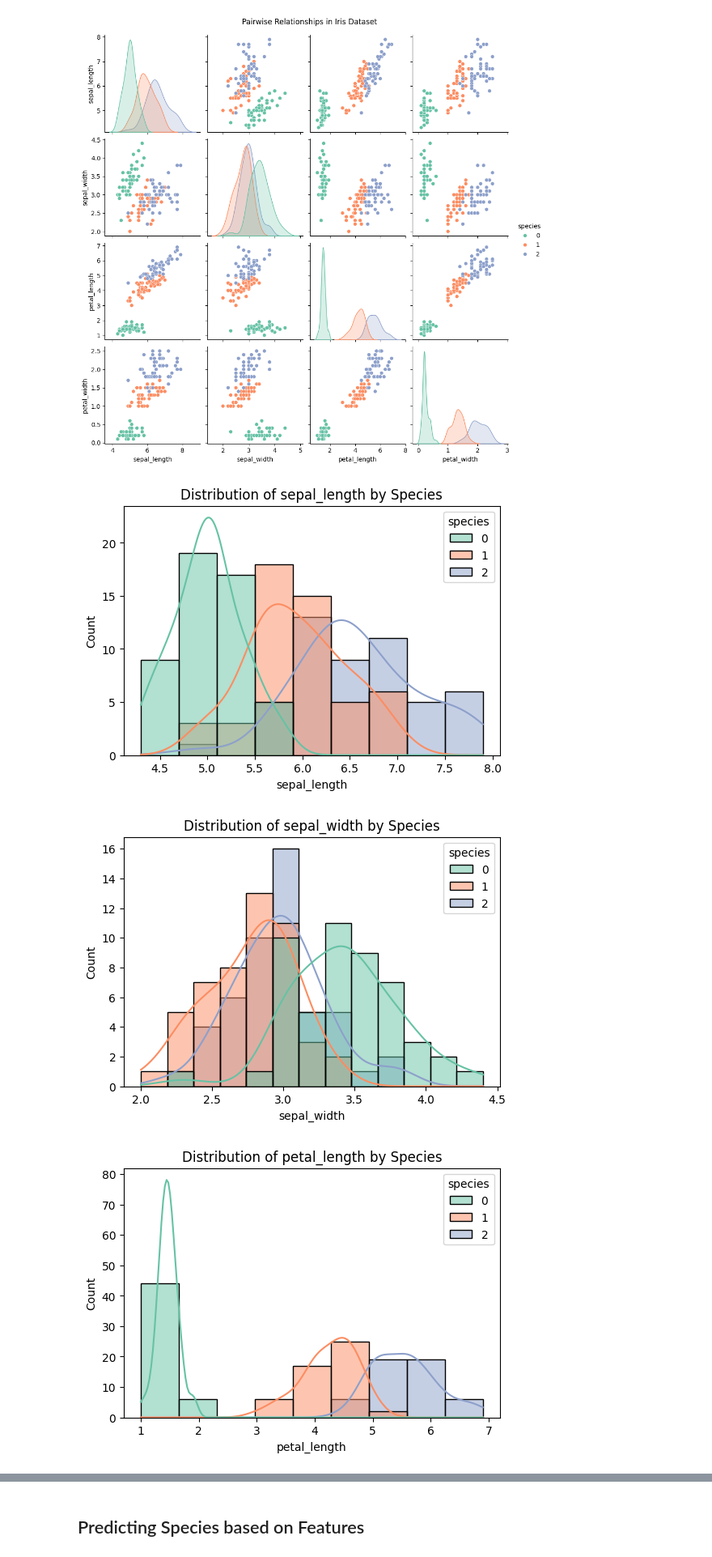
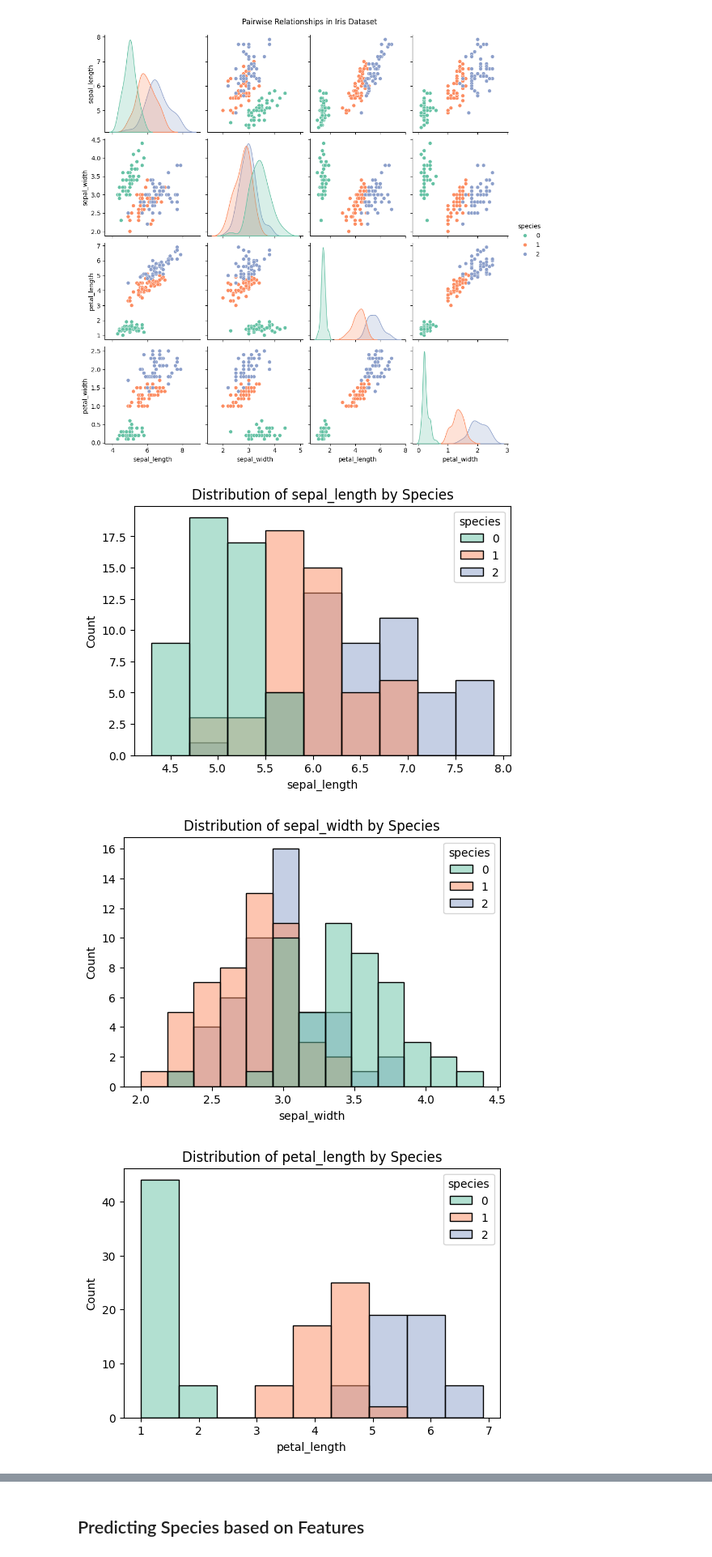
Before and after one commit to Campeon254/PRODIGY_DS_02, a Jupyter notebook: Iris Data Analysis.ipynb, the cells around one changed output, grey strips where cells are left out. Shown at 81% size. Cells and saved outputs as stored; diff of their text form; code cells hidden in the pictures.

```diff
--- a/Iris Data Analysis.ipynb
+++ b/Iris Data Analysis.ipynb
@@ -97,12 +98,12 @@ plt.show()
 # %%
 # Distribution plots
 features = ['sepal_length', 'sepal_width', 'petal_length', 'petal_width']
 for col in features:
     plt.figure(figsize=(6,4))
-    sns.histplot(data=iris_df, x=col, hue="species", kde=True, palette="Set2")
+    sns.histplot(data=iris_df, x=col, hue="species", kde=False, palette="Set2")
     plt.title(f"Distribution of {col} by Species")
     plt.show()
 # %% [output]
-[figure, old version]
+[figure, new version]
-[figure, old version]
+[figure, new version]
-[figure, old version]
+[figure, new version]
```
Also changed, not shown: parts of 5 cells of this notebook, 6 other files.
